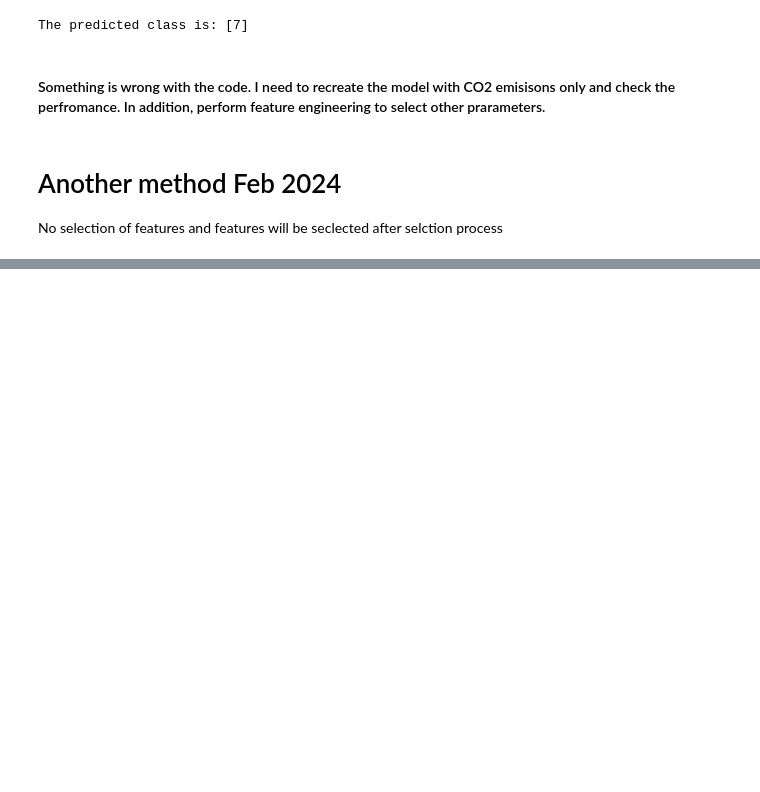
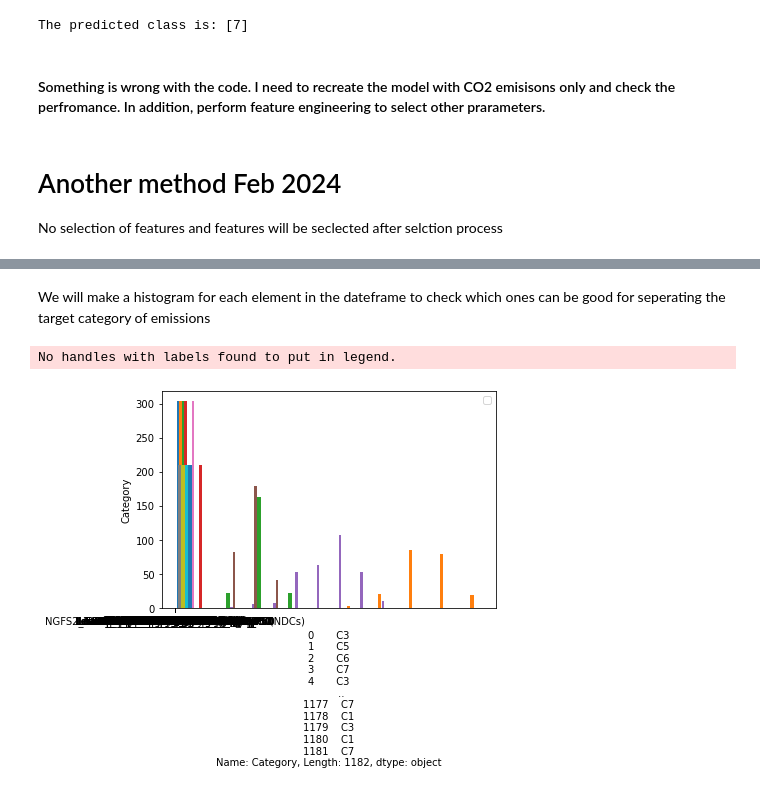
Before and after one commit to muadelm/IPCC_Scenarios, a Jupyter notebook: Classification_of_scenarioes_June2023/Classification_of_scenarioes.ipynb, the cells around one changed output, grey strips where cells are left out. Cells and saved outputs as stored; diff of their text form; code cells hidden in the pictures; blank space fills up the shorter version.

```diff
--- a/Classification_of_scenarioes_June2023/Classification_of_scenarioes.ipynb
+++ b/Classification_of_scenarioes_June2023/Classification_of_scenarioes.ipynb
@@ -597,0 +707,21 @@ df_c.head()
+# %% [markdown]
+We will make a histogram for each element in the dateframe to check which ones can be good for seperating the target category of emissions
+# %%
+## feature distribution based on the category of emissions
+
+feature_idx = 10; bins = np.linspace(7, 15, 12)
+
+C3 = df_post_pr[df_post_pr['Category'] == 'C3'] # low quality wines
+C5 = df_post_pr[df_post_pr['Category'] == 'C5'] # high quality wines
+
+plt.hist(C3)
+plt.hist(C5)
+
+plt.xlabel('{}'.format(df_post_pr['Category']))
+plt.ylabel('Category')
+
+plt.legend(loc='upper right')
+plt.show()
+# %% [output]
+No handles with labels found to put in legend.
+[figure, added]
```
Also changed, not shown: parts of 22 cells of this notebook.
